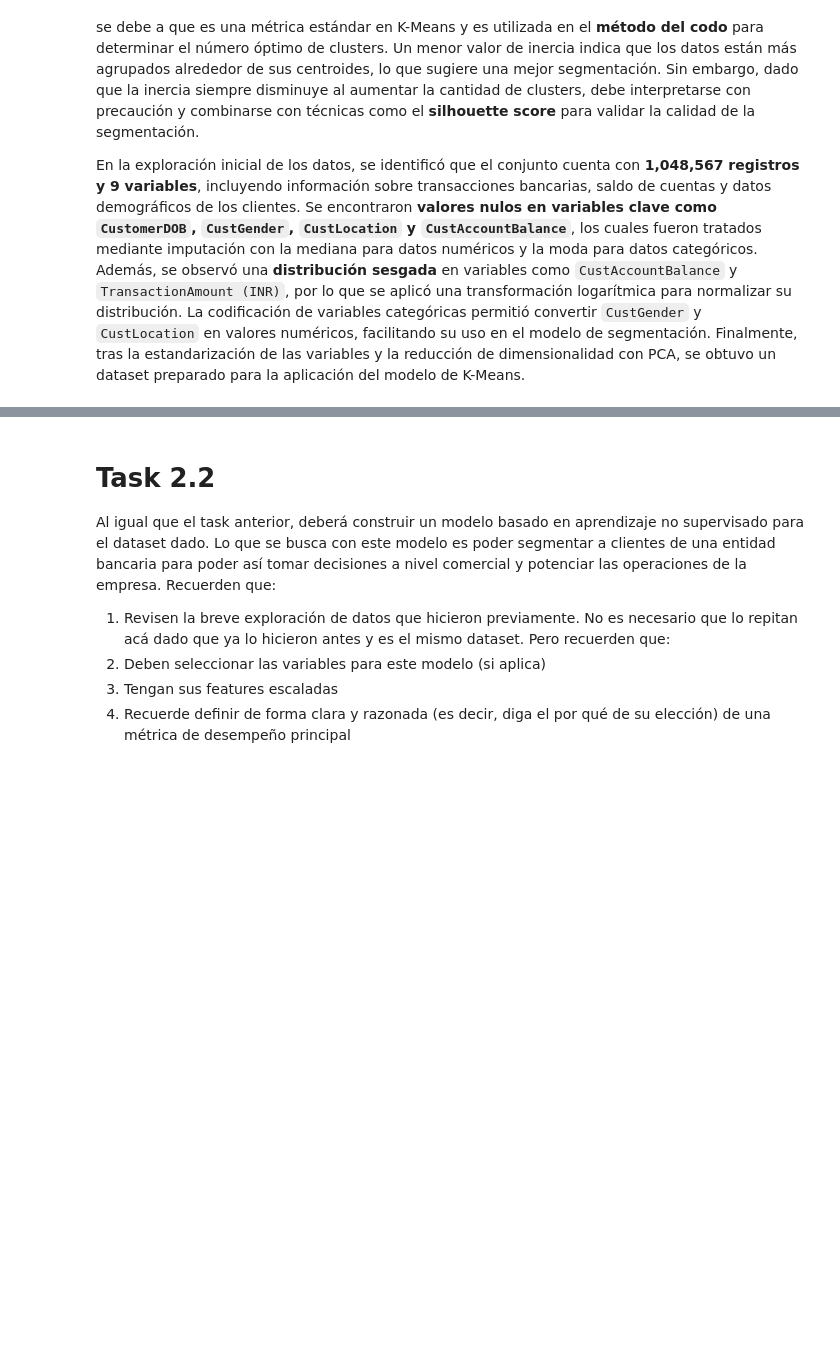
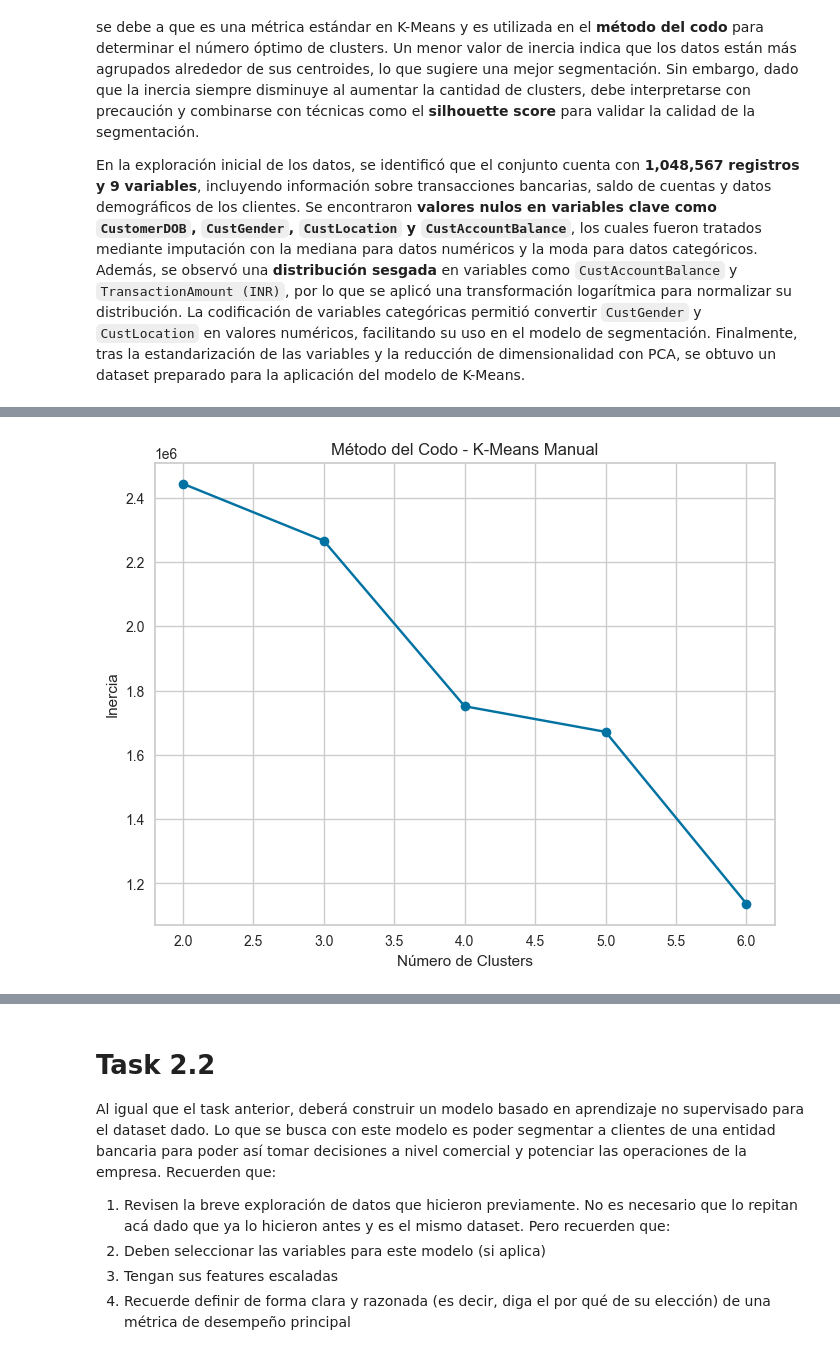
Before and after one commit to Silviaillescas/Lab4-IA, a Jupyter notebook: Task2.ipynb, the cells around one changed output, grey strips where cells are left out. Cells and saved outputs as stored; diff of their text form; code cells hidden in the pictures; blank space fills up the shorter version.

```diff
--- a/Task2.ipynb
+++ b/Task2.ipynb
@@ -130,0 +129,93 @@ Task 2.1
+# %%
+import pandas as pd
+import numpy as np
+import matplotlib.pyplot as plt
+import seaborn as sns
+from sklearn.preprocessing import StandardScaler, LabelEncoder
+from sklearn.decomposition import PCA
+from sklearn.cluster import KMeans
+
+# Cargar el dataset
+df = pd.read_csv("bank_transactions.csv")
+
+# Manejo de valores nulos
+df.fillna(df.median(numeric_only=True), inplace=True)
+for col in df.select_dtypes(include=['object']).columns:
+    df[col] = df[col].fillna(df[col].mode()[0])
+
+# Codificación de variables categóricas
+for col in ['CustGender', 'CustLocation']:
+    df[col] = LabelEncoder().fit_transform(df[col])
+
+# Escalar las variables
+scaler = StandardScaler()
+df_scaled = scaler.fit_transform(df[['CustAccountBalance', 'TransactionAmount (INR)', 'TransactionTime']])
+
+# Implementación manual de K-Means
+def initialize_centroids(data, k):
+    return data[np.random.choice(data.shape[0], k, replace=False)]
+
+def assign_clusters(data, centroids):
+    distances = np.linalg.norm(data[:, np.newaxis] - centroids, axis=2)
+    return np.argmin(distances, axis=1)
+
+def update_centroids(data, labels, k):
+    return np.array([data[labels == i].mean(axis=0) for i in range(k)])
+
+def kmeans_manual(data, k, max_iters=100, tol=1e-4):
+    centroids = initialize_centroids(data, k)
+    for _ in range(max_iters):
+        labels = assign_clusters(data, centroids)
+        new_centroids = update_centroids(data, labels, k)
+        if np.linalg.norm(new_centroids - centroids) < tol:
+            break
+        centroids = new_centroids
+    return labels, centroids
+
+# Selección del número óptimo de clusters
+inertia_values = []
+k_range = range(2, 7)
+for k in k_range:
+    labels, centroids = kmeans_manual(df_scaled, k)
+    inertia = np.sum((df_scaled - centroids[labels])**2)
+    inertia_values.append(inertia)
+
+plt.figure(figsize=(8,6))
+plt.plot(k_range, inertia_values, marker='o', linestyle='-')
+plt.xlabel('Número de Clusters')
+plt.ylabel('Inercia')
+plt.title('Método del Codo - K-Means Manual')
+plt.show()
+
+# Aplicación de K-Means manual con el mejor k
+optimal_k = 3
+labels_manual, _ = kmeans_manual(df_scaled, optimal_k)
+df['Cluster_Manual'] = labels_manual
+
+# Aplicar PCA para reducción de dimensionalidad
+pca = PCA(n_components=2)
+df_pca = pca.fit_transform(df_scaled)
+df_pca_df = pd.DataFrame(df_pca, columns=['PC1', 'PC2'])
+df_pca_df['Cluster_Manual'] = labels_manual
+
+# Visualización de los clusters manuales
+plt.figure(figsize=(8,6))
+sns.scatterplot(x='PC1', y='PC2', hue='Cluster_Manual', data=df_pca_df, palette='viridis')
+plt.title("Segmentación de Clientes - K-Means Manual")
+plt.show()
+
+# Comparación con K-Means de sklearn
+model = KMeans(n_clusters=optimal_k, n_init=10, random_state=42)
+df['Cluster_Sklearn'] = model.fit_predict(df_scaled)
+df_pca_df['Cluster_Sklearn'] = df['Cluster_Sklearn']
+
+# Visualización de los clusters con K-Means de sklearn
+plt.figure(figsize=(8,6))
+sns.scatterplot(x='PC1', y='PC2', hue='Cluster_Sklearn', data=df_pca_df, palette='coolwarm')
+plt.title("Segmentación de Clientes - K-Means Sklearn")
+plt.show()
+
+# Guardar resultados
+df.to_csv("clientes_segmentados.csv", index=False)
+# %% [output]
+[figure, added]
```
Also changed, not shown: parts of 5 cells of this notebook, 1 other file.
